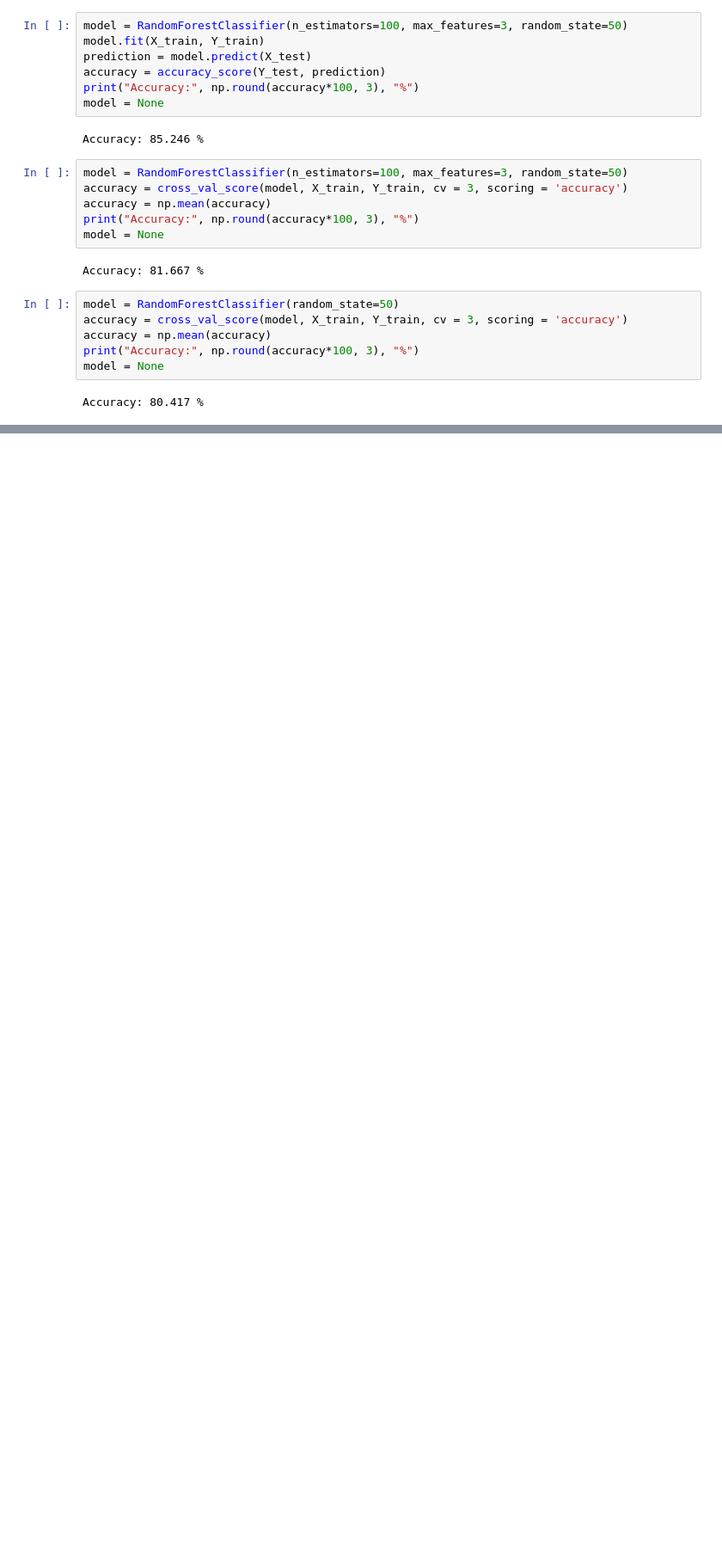
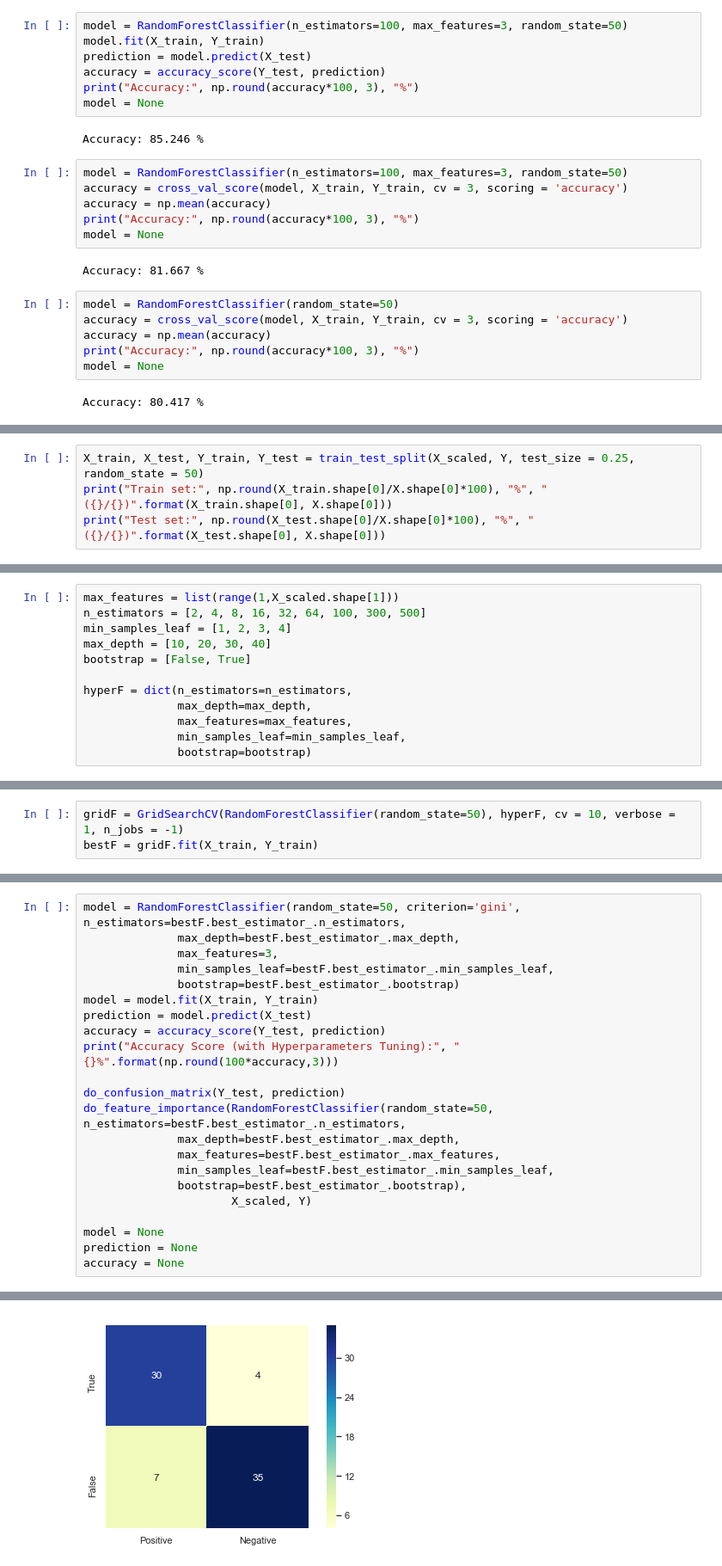
Before and after one commit to alessiogilardi/heart-disease-data-analysis-project, a Jupyter notebook: random_forest.ipynb, the cells around one changed output, grey strips where cells are left out. Shown at 86% size. Cells and saved outputs as stored; diff of their text form; blank space fills up the shorter version.

```diff
--- a/random_forest.ipynb
+++ b/random_forest.ipynb
@@ -689,0 +769,4 @@ Accuracy: 80.417 %
+# %%
+X_train, X_test, Y_train, Y_test = train_test_split(X_scaled, Y, test_size = 0.25, random_state = 50)
+print("Train set:", np.round(X_train.shape[0]/X.shape[0]*100), "%", "({}/{})".format(X_train.shape[0], X.shape[0]))
+print("Test set:", np.round(X_test.shape[0]/X.shape[0]*100), "%", "({}/{})".format(X_test.shape[0], X.shape[0]))
@@ -689,0 +798,12 @@ Accuracy: 80.417 %
+# %%
+max_features = list(range(1,X_scaled.shape[1]))
+n_estimators = [2, 4, 8, 16, 32, 64, 100, 300, 500]
+min_samples_leaf = [1, 2, 3, 4]
+max_depth = [10, 20, 30, 40]
+bootstrap = [False, True]
+
+hyperF = dict(n_estimators=n_estimators,
+              max_depth=max_depth,
+              max_features=max_features,
+              min_samples_leaf=min_samples_leaf,
+              bootstrap=bootstrap)
@@ -689,0 +812,3 @@ Accuracy: 80.417 %
+# %%
+gridF = GridSearchCV(RandomForestClassifier(random_state=50), hyperF, cv = 10, verbose = 1, n_jobs = -1)
+bestF = gridF.fit(X_train, Y_train)
@@ -689,0 +850,23 @@ Accuracy: 80.417 %
+# %%
+model = RandomForestClassifier(random_state=50, criterion='gini', n_estimators=bestF.best_estimator_.n_estimators,
+              max_depth=bestF.best_estimator_.max_depth,
+              max_features=3,
+              min_samples_leaf=bestF.best_estimator_.min_samples_leaf,
+              bootstrap=bestF.best_estimator_.bootstrap)
+model = model.fit(X_train, Y_train)
+prediction = model.predict(X_test)
+accuracy = accuracy_score(Y_test, prediction)
+print("Accuracy Score (with Hyperparameters Tuning):", "{}%".format(np.round(100*accuracy,3)))
+
+do_confusion_matrix(Y_test, prediction)
+do_feature_importance(RandomForestClassifier(random_state=50, n_estimators=bestF.best_estimator_.n_estimators,
+              max_depth=bestF.best_estimator_.max_depth,
+              max_features=bestF.best_estimator_.max_features,
+              min_samples_leaf=bestF.best_estimator_.min_samples_leaf,
+              bootstrap=bestF.best_estimator_.bootstrap),
+                      X_scaled, Y)
+
+model = None
+prediction = None
+accuracy = None
+# %% [output]
@@ -689,0 +874 @@ Accuracy: 80.417 %
+[figure, added]
```
Also changed, not shown: parts of 25 cells of this notebook, 3 other files.
